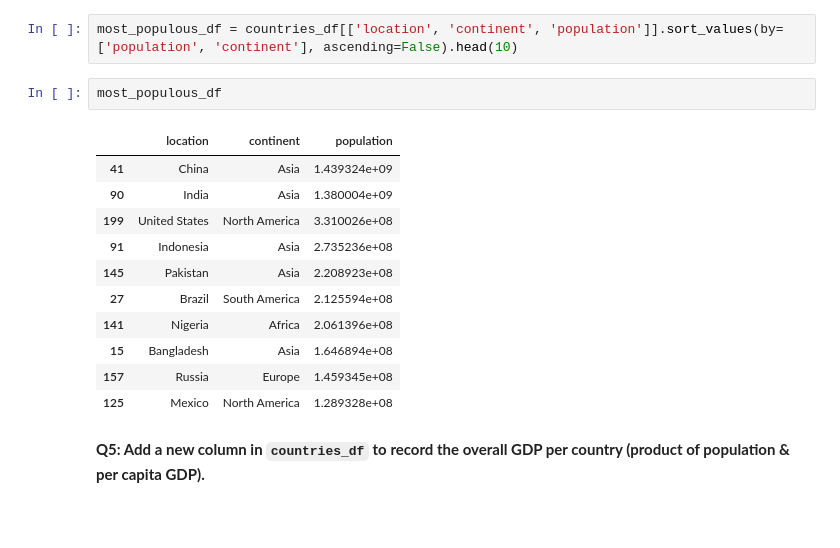
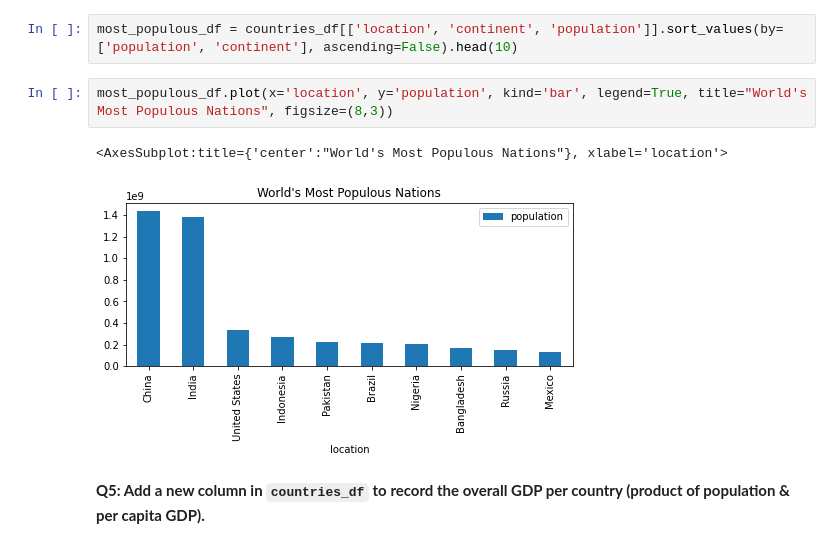
Before and after one commit to CoderFemi/DataAnalysis, a Jupyter notebook: pandas-exercises/pandas-practice.ipynb, the cells around one changed output. Cells and saved outputs as stored; diff of their text form; blank space fills up the shorter version.

```diff
--- a/pandas-exercises/pandas-practice.ipynb
+++ b/pandas-exercises/pandas-practice.ipynb
@@ -104,20 +118,11 @@ countries_df.info()
 *Hint: Chain the `sort_values` and `head` methods.*
 # %%
 most_populous_df = countries_df[['location', 'continent', 'population']].sort_values(by=['population', 'continent'], ascending=False).head(10)
-# %%
-most_populous_df
-# %% [output]
-|  | location | continent | population |
-| 41 | China | Asia | 1.439324e+09 |
-| 90 | India | Asia | 1.380004e+09 |
-| 199 | United States | North America | 3.310026e+08 |
-| 91 | Indonesia | Asia | 2.735236e+08 |
-| 145 | Pakistan | Asia | 2.208923e+08 |
-| 27 | Brazil | South America | 2.125594e+08 |
-| 141 | Nigeria | Africa | 2.061396e+08 |
-| 15 | Bangladesh | Asia | 1.646894e+08 |
-| 157 | Russia | Europe | 1.459345e+08 |
-| 125 | Mexico | North America | 1.289328e+08 |
+# %%
+most_populous_df.plot(x='location', y='population', kind='bar', legend=True, title="World's Most Populous Nations", figsize=(8,3))
+# %% [output]
+<AxesSubplot:title={'center':"World's Most Populous Nations"}, xlabel='location'>
+[figure, added]
 # %% [markdown]
 **Q5: Add a new column in `countries_df` to record the overall GDP per country (product of population & per capita GDP).**
 # %%
```
Also changed, not shown: parts of 1 cell of this notebook, 6 other files.
